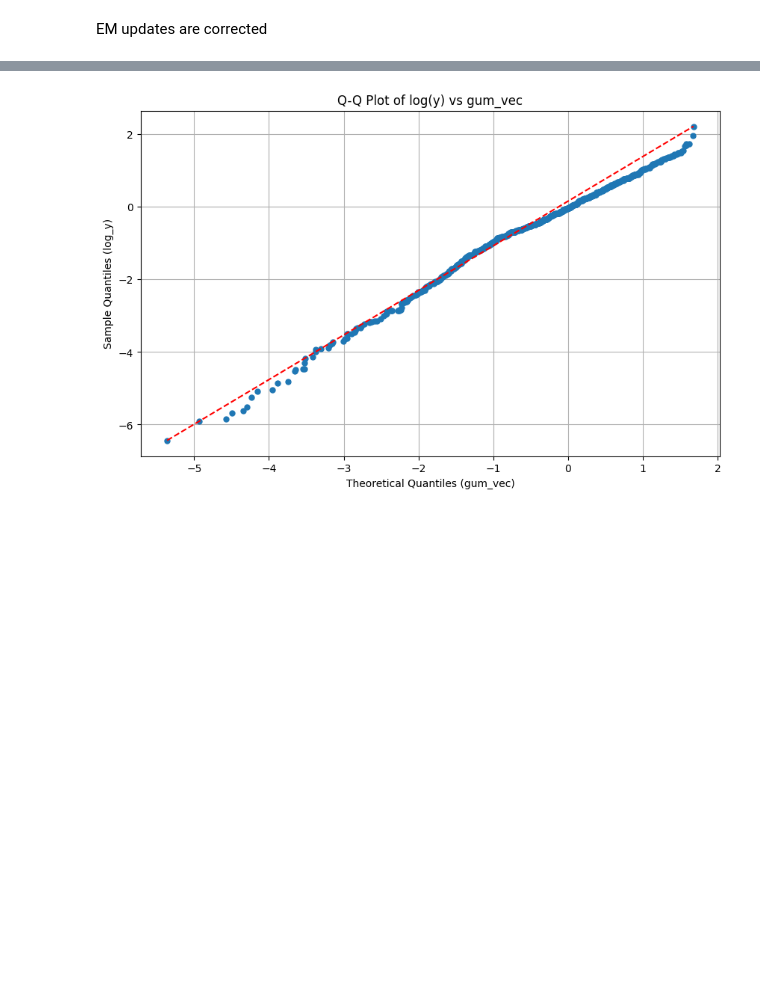
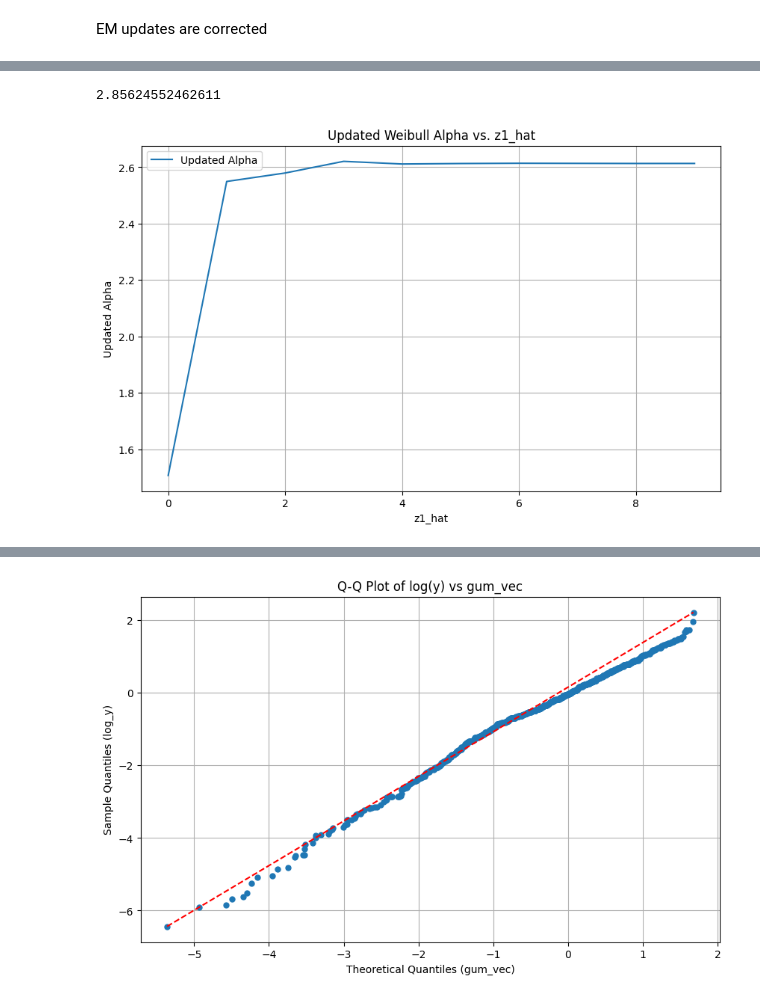
Before and after one commit to ADepope/vampW, a Jupyter notebook: likelihoods.ipynb, the cells around one changed output, grey strips where cells are left out. Drawn from its saved outputs; the diff is of its cells as text; code cells hidden in the pictures; blank space fills up the shorter version.

```diff
--- a/likelihoods.ipynb
+++ b/likelihoods.ipynb
@@ -60,8 +60,9 @@ p=0.4
 la=0.4
 # This is where the sigma is defined. Note that the scope of this definition extends to gvamp
 sigma=1
+omega=1
 h2=0.5
-mu=np.full((n,1), 8)
+mu=np.full((n,1), 0)
 
 X,beta,y,alpha = sim_model(n,m,p,la,sigma,h2,mu)
 alpha
@@ -102,5 +103,5 @@ a
 # %%
-xi = 3
+xi = 3000
 z_hat = X@beta+np.random.normal(0, 1/xi, size=y.shape)
 update_Weibull_mu(y, z_hat, alpha, xi)
 # %% [output]
@@ -107,0 +483,20 @@ update_Weibull_mu(y, z_hat, alpha, xi)
+# %%
+alpha
+# %% [output]
+2.85624552462611
+# %%
+# Calculate updated alpha values
+updated_alphas = [update_Weibull_alpha(y, mu, z1_hat, 1e-5, p[i]) for i, z1_hat in enumerate(z1_hats)]
+
+
+# Plotting
+plt.figure(figsize=(10, 6))
+plt.plot(range(len(z1_hats)), updated_alphas, label='Updated Alpha')
+plt.xlabel('z1_hat')
+plt.ylabel('Updated Alpha')
+plt.title('Updated Weibull Alpha vs. z1_hat')
+plt.legend()
+plt.grid(True)
+plt.show()
+# %% [output]
+[figure, added]
```
Also changed, not shown: parts of 10 cells of this notebook.
